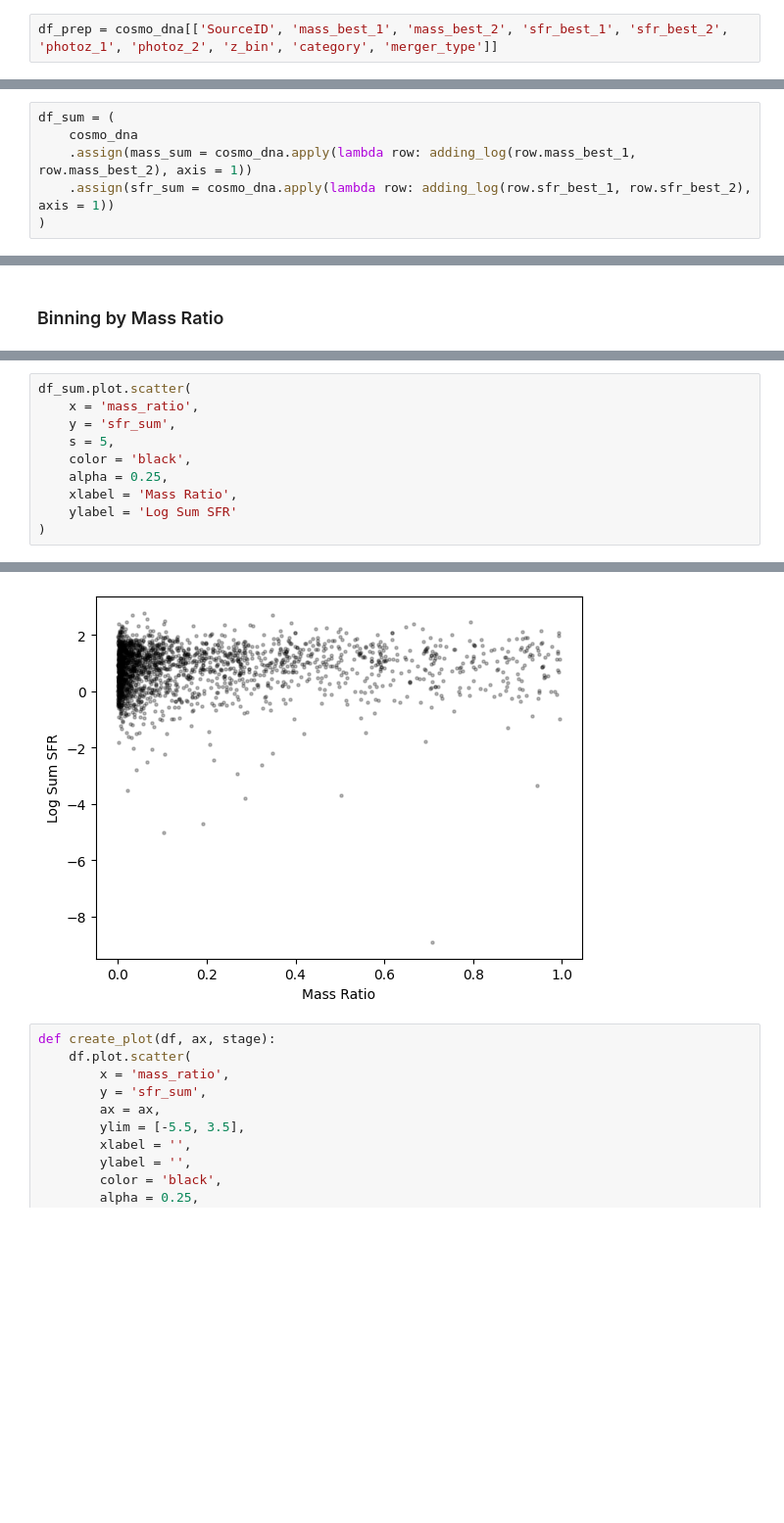
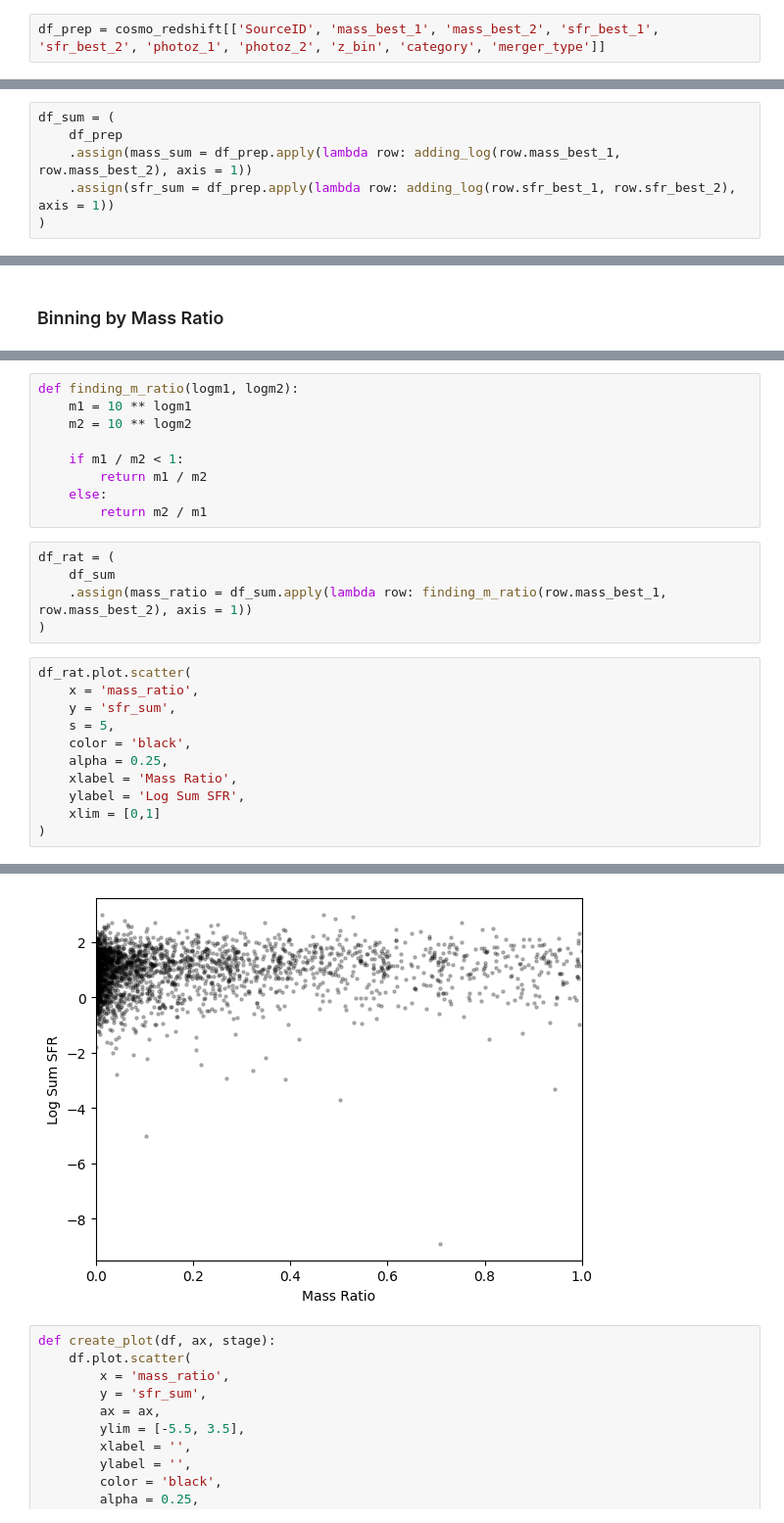
Before and after one commit to AstroORyan/mergers-in-cosmos, a Jupyter notebook: notebooks/analysis/my-matched-sfr.ipynb, the cells around one changed output, grey strips where cells are left out. Shown at 98% size. Saved outputs shown, nothing was run; the diff lists cells and outputs as text; blank space fills up the shorter version.

```diff
--- a/notebooks/analysis/my-matched-sfr.ipynb
+++ b/notebooks/analysis/my-matched-sfr.ipynb
@@ -531,5 +521,5 @@ cosmo_dna.head()
 # %%
-df_prep = cosmo_dna[['SourceID', 'mass_best_1', 'mass_best_2', 'sfr_best_1', 'sfr_best_2', 'photoz_1', 'photoz_2', 'z_bin', 'category', 'merger_type']]
+df_prep = cosmo_redshift[['SourceID', 'mass_best_1', 'mass_best_2', 'sfr_best_1', 'sfr_best_2', 'photoz_1', 'photoz_2', 'z_bin', 'category', 'merger_type']]
 # %%
 def adding_log(logx1, logx2):
     x1 = 10**(logx1)
@@ -539,9 +529,9 @@ def adding_log(logx1, logx2):
     return logx
 # %%
 df_sum = (
-    cosmo_dna
-    .assign(mass_sum = cosmo_dna.apply(lambda row: adding_log(row.mass_best_1, row.mass_best_2), axis = 1))
-    .assign(sfr_sum = cosmo_dna.apply(lambda row: adding_log(row.sfr_best_1, row.sfr_best_2), axis = 1))
+    df_prep
+    .assign(mass_sum = df_prep.apply(lambda row: adding_log(row.mass_best_1, row.mass_best_2), axis = 1))
+    .assign(sfr_sum = df_prep.apply(lambda row: adding_log(row.sfr_best_1, row.sfr_best_2), axis = 1))
 )
 # %%
 df_sum.plot.scatter(
@@ -836,17 +818,32 @@ Index(['SourceID', 'redshift_sub', 'id_1', 'ssfr_best_1', 'ssfr_med_max68_1',
       dtype='object')
+# %%
+def finding_m_ratio(logm1, logm2):
+    m1 = 10 ** logm1
+    m2 = 10 ** logm2
+
+    if m1 / m2 < 1:
+        return m1 / m2
+    else:
+        return m2 / m1
+# %%
+df_rat = (
+    df_sum
+    .assign(mass_ratio = df_sum.apply(lambda row: finding_m_ratio(row.mass_best_1, row.mass_best_2), axis = 1))
+)
 # %%
-df_sum.plot.scatter(
+df_rat.plot.scatter(
     x = 'mass_ratio',
     y = 'sfr_sum',
     s = 5,
     color = 'black',
     alpha = 0.25,
     xlabel = 'Mass Ratio',
-    ylabel = 'Log Sum SFR'
+    ylabel = 'Log Sum SFR',
+    xlim = [0,1]
 )
 # %% [output]
 <AxesSubplot:xlabel='Mass Ratio', ylabel='Log Sum SFR'>
-[figure, old version]
+[figure, new version]
 # %%
 def create_plot(df, ax, stage):
     df.plot.scatter(
```
Also changed, not shown: parts of 39 cells of this notebook, 6 other files.
